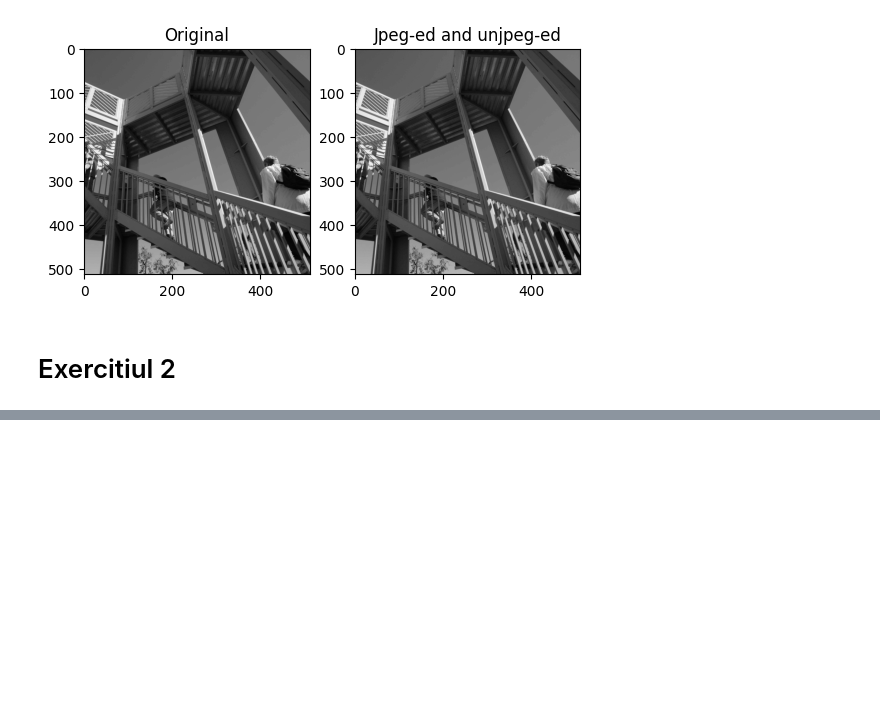
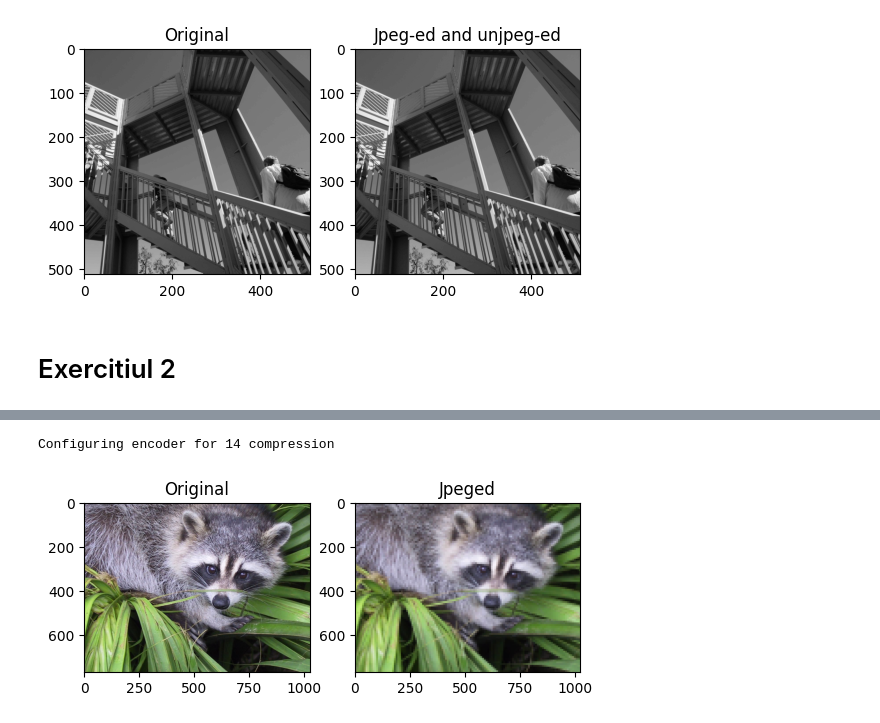
Before and after one commit to AirineiAndrei/Signal-Processing, a Jupyter notebook: tema1/ps-tema-01.ipynb, the cells around one changed output, grey strips where cells are left out. Drawn from its saved outputs; the diff is of its cells as text; code cells hidden in the pictures; blank space fills up the shorter version.

```diff
--- a/tema1/ps-tema-01.ipynb
+++ b/tema1/ps-tema-01.ipynb
@@ -343,0 +347,14 @@ plt.show()
+# %%
+X = misc.face()
+configure_encoder_max_error_rgb(X,100) # will look fried
+
+jpeged = encode_decode_img_rgb(X)
+
+plt.subplot(121).imshow(X)
+plt.title('Original')
+plt.subplot(122).imshow(jpeged)
+plt.title('Jpeged')
+plt.show()
+# %% [output]
+Configuring encoder for 14 compression
+[figure, added]
```
Also changed, not shown: parts of 17 cells of this notebook.
